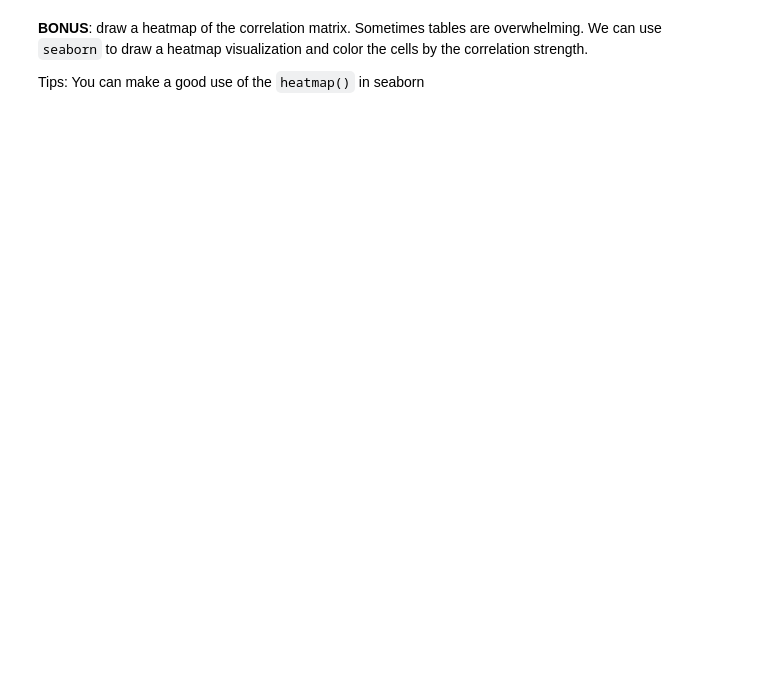
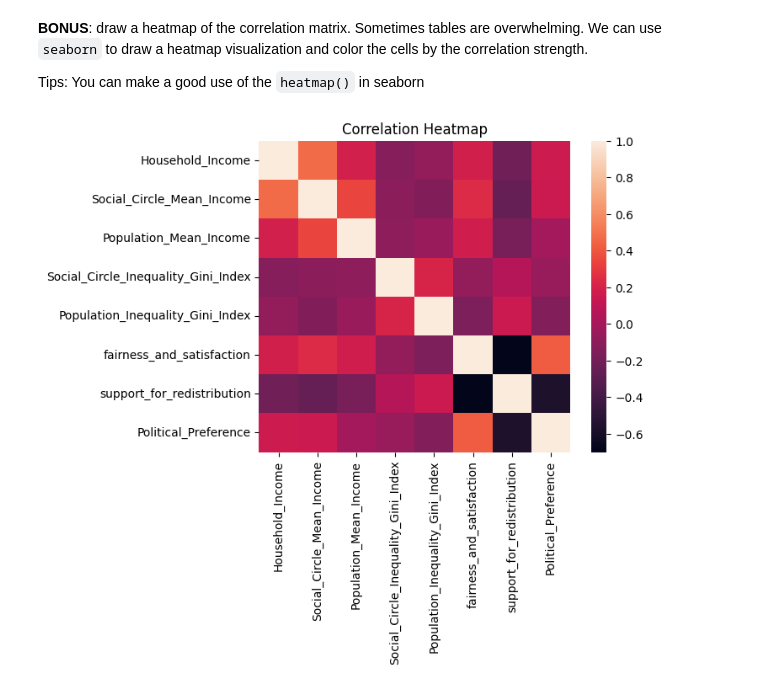
Before and after one commit to avansear/si313-hw, a Jupyter notebook: assignment_template_notebooks/correlation_template.ipynb, the cells around one changed output. Saved outputs shown, nothing was run; the diff lists cells and outputs as text; code cells hidden in the pictures; blank space fills up the shorter version.

```diff
--- a/assignment_template_notebooks/correlation_template.ipynb
+++ b/assignment_template_notebooks/correlation_template.ipynb
@@ -423,3 +468,12 @@ apa_table
 Tips: You can make a good use of the `heatmap()` in seaborn
 # %%
 # Draw the heatmap here:
+sns.heatmap(
+    correlation_matrix,
+    square=True
+)
+
+plt.title("Correlation Heatmap")
+plt.show()
+# %% [output]
+[figure, added]
```
Also changed, not shown: parts of 4 cells of this notebook.
